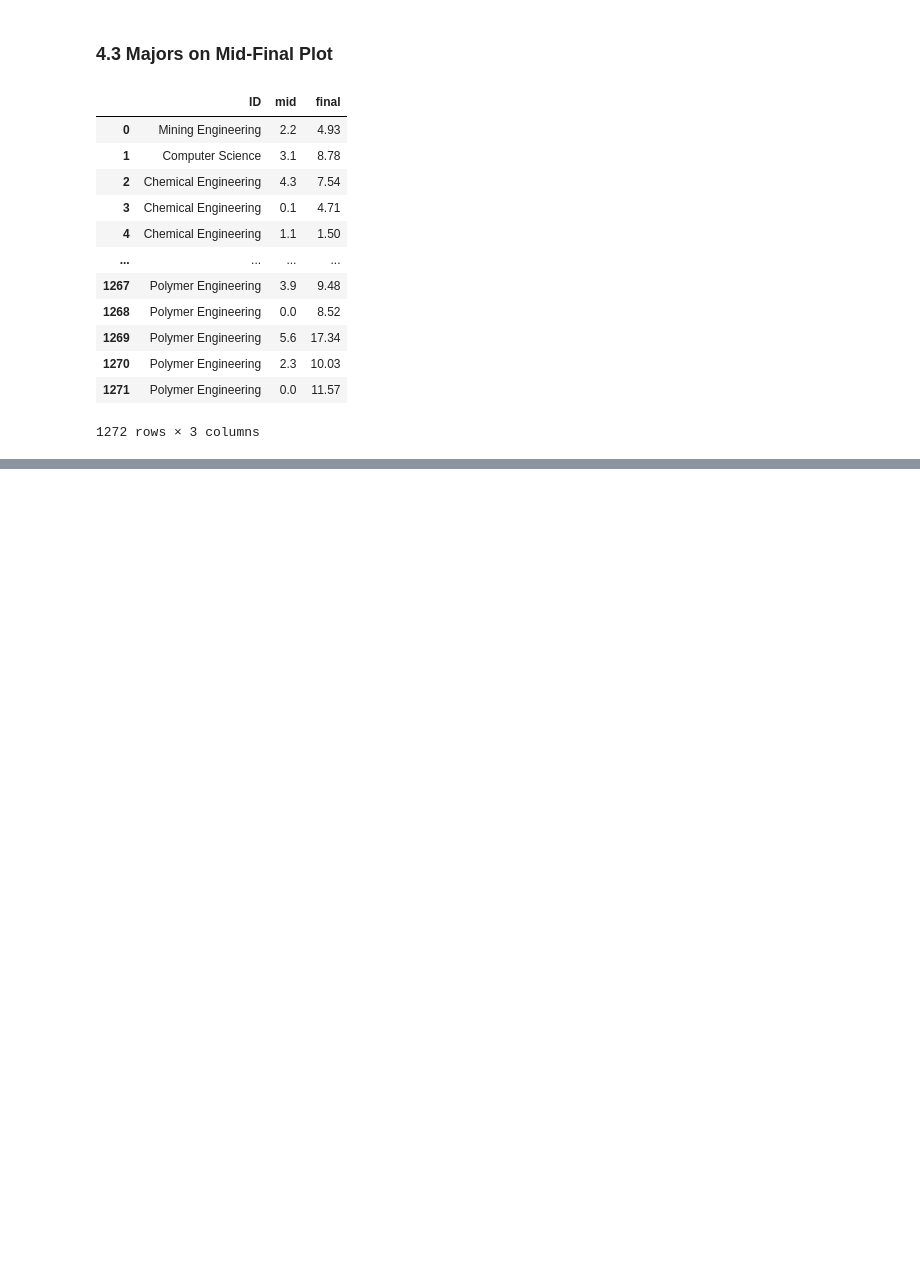
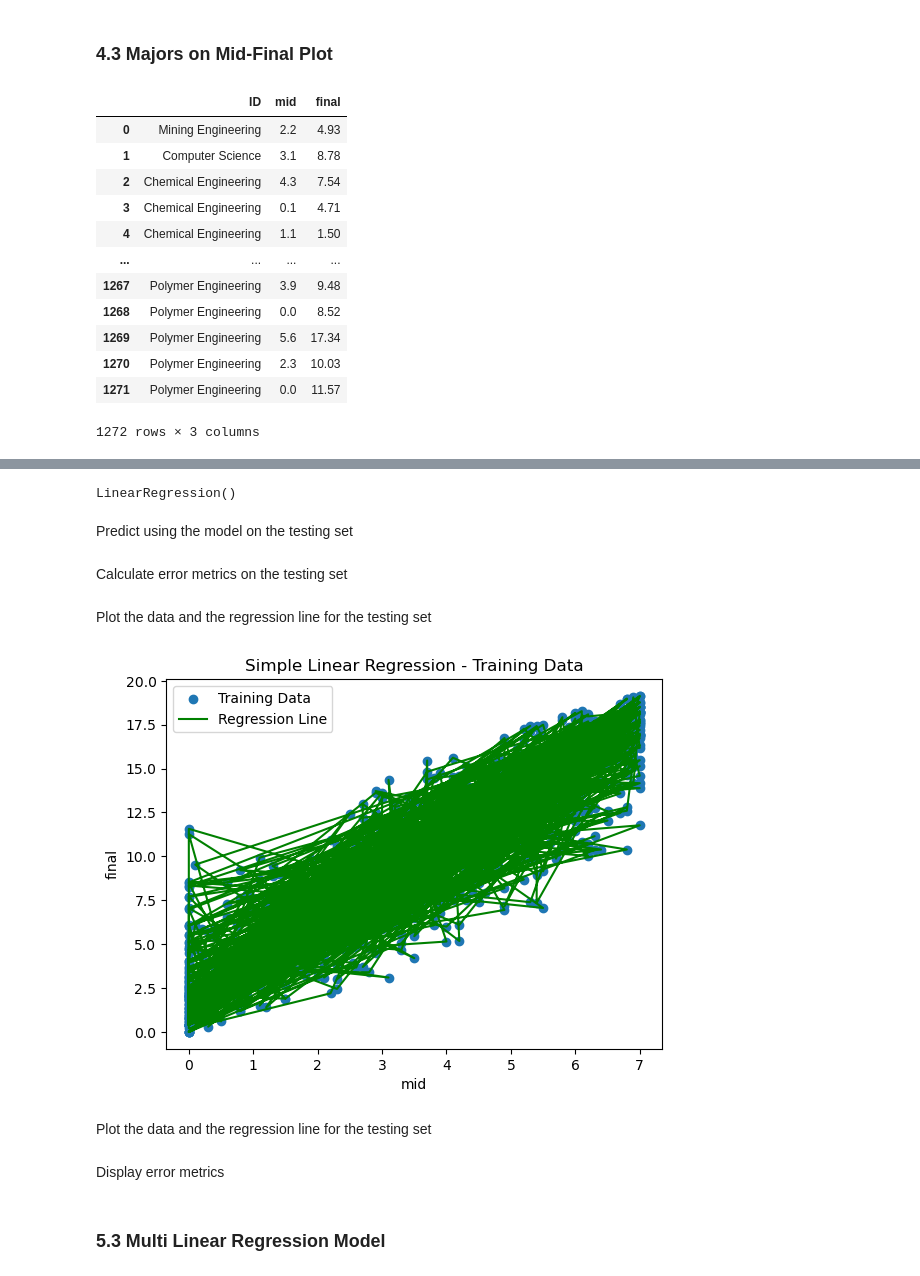
Before and after one commit to kooroshkz/math_grades_analysis, a Jupyter notebook: project_notebook.ipynb, the cells around one changed output, grey strips where cells are left out. Saved outputs shown, nothing was run; the diff lists cells and outputs as text; code cells hidden in the pictures; blank space fills up the shorter version.

Commit message:
Working on SLRM

```diff
--- a/project_notebook.ipynb
+++ b/project_notebook.ipynb
@@ -381,0 +396,2 @@ TypeError: 'list' object is not callable
+# %%
+df = pd.read_csv("data_sets/grades.csv")
@@ -381,0 +413,5 @@ TypeError: 'list' object is not callable
+# %%
+slrm_X = df[['mid']]
+slrm_y = df['final']
+
+slrm_X_train, slrm_X_test, slrm_y_train, slrm_y_test = train_test_split(slrm_X, slrm_y, test_size=0.2, random_state=42)
@@ -381,0 +433,7 @@ TypeError: 'list' object is not callable
+# %%
+model = LinearRegression()
+model.fit(slrm_X_train, slrm_y_train)
+# %% [output]
+LinearRegression()
+# %% [markdown]
+Predict using the model on the testing set
@@ -381,0 +442,2 @@ TypeError: 'list' object is not callable
+# %% [markdown]
+Calculate error metrics on the testing set
@@ -381,0 +448,14 @@ TypeError: 'list' object is not callable
+# %% [markdown]
+Plot the data and the regression line for the testing set
+# %%
+plt.scatter(slrm_X_train, slrm_y_train, label="Training Data")
+plt.plot(slrm_X_train, slrm_y_train, color='green', label="Regression Line")
+plt.xlabel('mid')
+plt.ylabel('final')
+plt.legend()
+plt.title('Simple Linear Regression - Training Data')
+plt.show()
+# %% [output]
+[figure, added]
+# %% [markdown]
+Plot the data and the regression line for the testing set
@@ -381,0 +470,2 @@ TypeError: 'list' object is not callable
+# %% [markdown]
+Display error metrics
@@ -381,0 +476,3 @@ TypeError: 'list' object is not callable
+# %% [markdown]
+<a name="mlrm"></a>
+### 5.3 Multi Linear Regression Model
```
Also changed, not shown: parts of 22 cells of this notebook, 1 other file.
